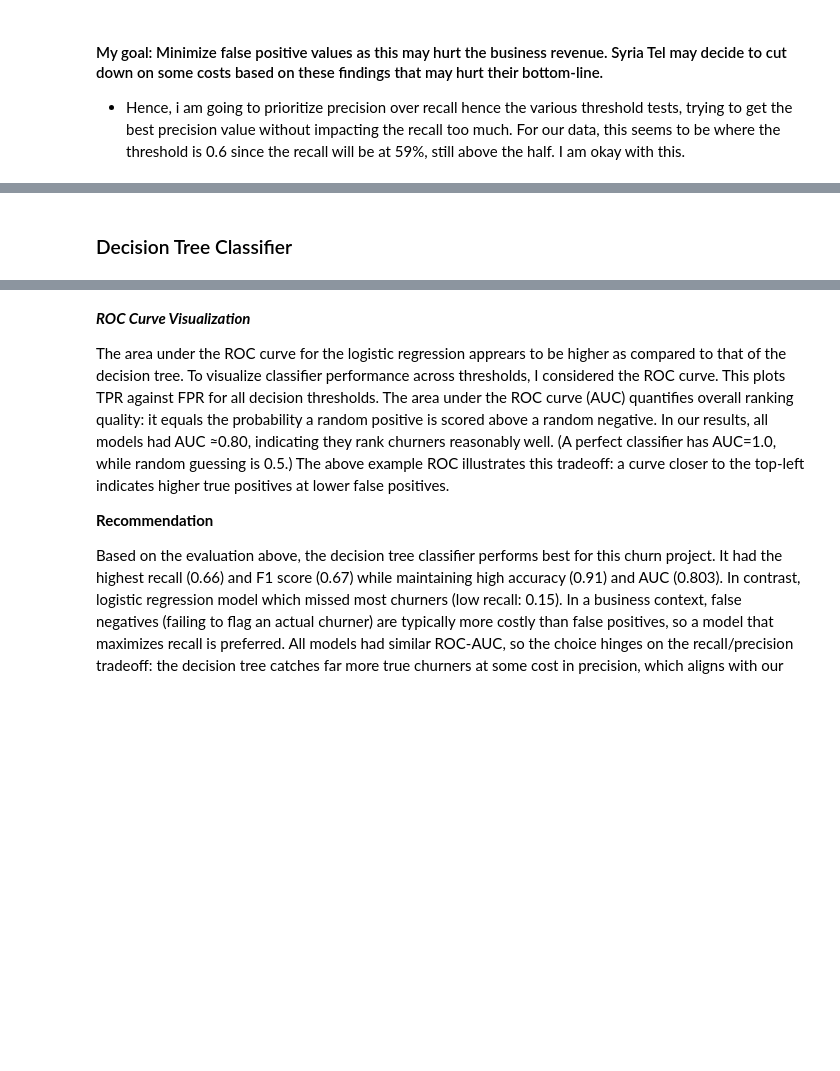
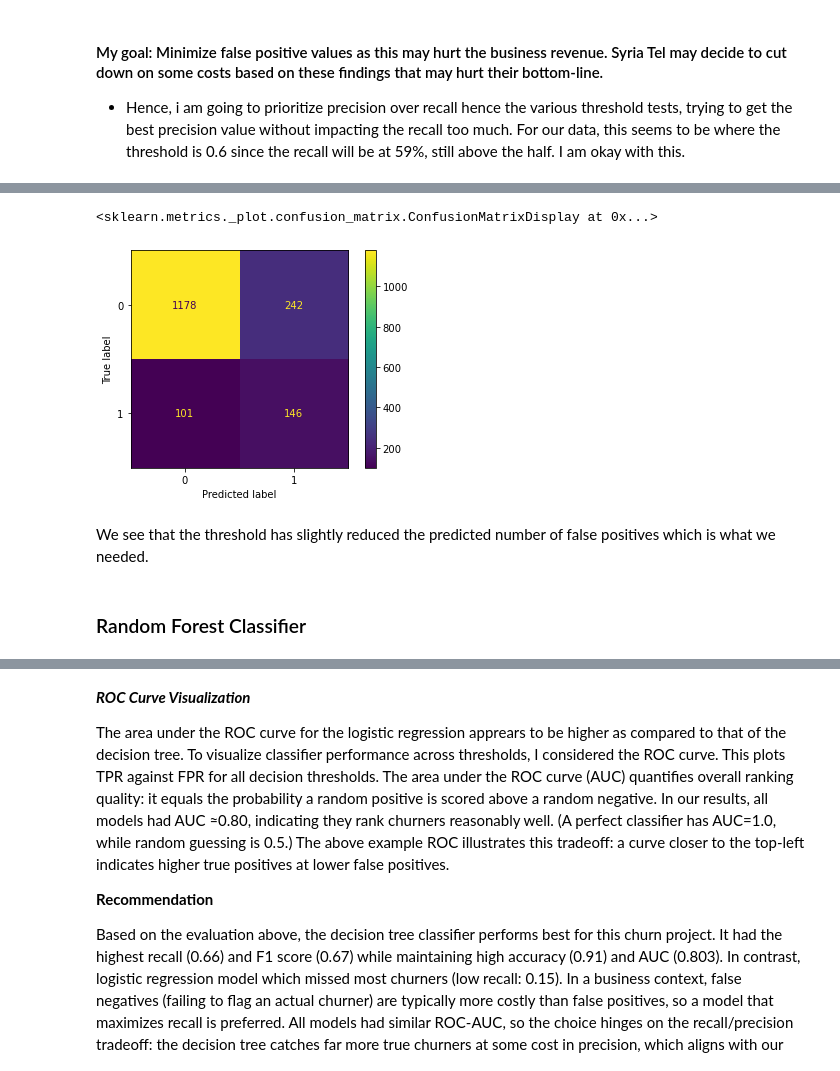
Before and after one commit to Gitungo/DSF_Project3, a Jupyter notebook: Project_Phase3.ipynb, the cells around one changed output, grey strips where cells are left out. Cells and saved outputs as stored; diff of their text form; code cells hidden in the pictures; blank space fills up the shorter version.

```diff
--- a/Project_Phase3.ipynb
+++ b/Project_Phase3.ipynb
@@ -439,3 +439,7 @@ weighted avg       0.82      0.85      0.83      1667
 
 * Hence, i am going to prioritize precision over recall hence the various threshold tests, trying to get the best precision value without impacting the recall too much.
 For our data, this seems to be where the threshold is 0.6 since the recall will be at 59%, still above the half. I am okay with this.
+# %%
+# so now, let's use this threshold to test the data
+best_threshold = 0.6
+y_pred = (LogR.predict_proba(X1_test)[:,1] >=best_threshold)
@@ -442,2 +459,12 @@ For our data, this seems to be where the threshold is 0.6 since the recall will
+# %%
+#Let's now see how our model has performed on predictions
+cm = confusion_matrix(y1_test,y_pred)
+display = ConfusionMatrixDisplay(confusion_matrix=cm)
+display.plot()
+# %% [output]
+<sklearn.metrics._plot.confusion_matrix.ConfusionMatrixDisplay at 0x...>
+[figure, added]
+# %% [markdown]
+We see that the threshold has slightly reduced the predicted number of false positives which is what we needed.
 # %% [markdown]
-### Decision Tree Classifier
+### Random Forest Classifier
```
Also changed, not shown: parts of 12 cells of this notebook.
